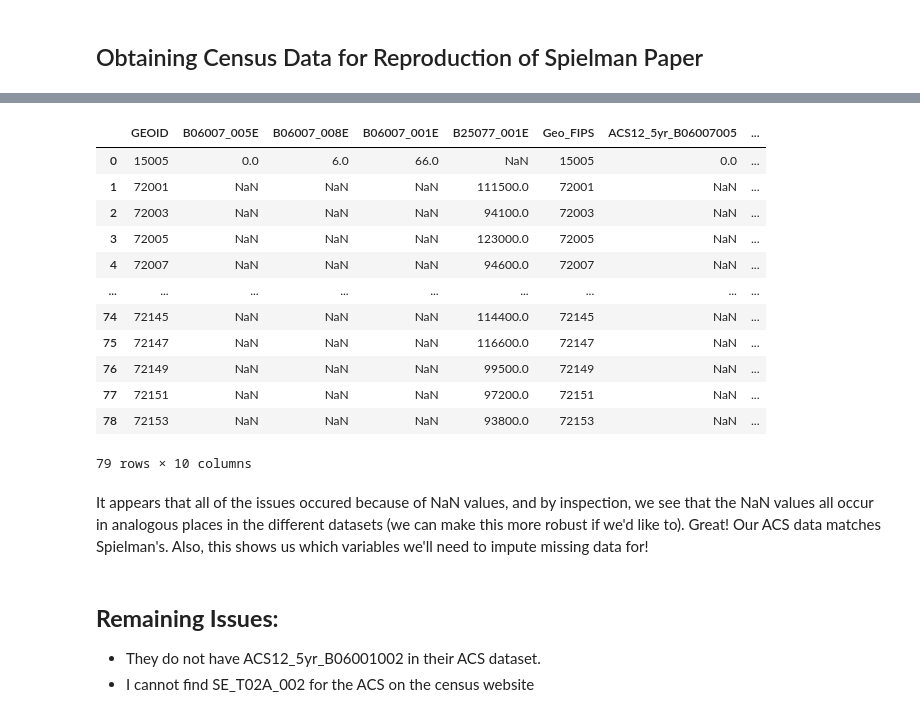
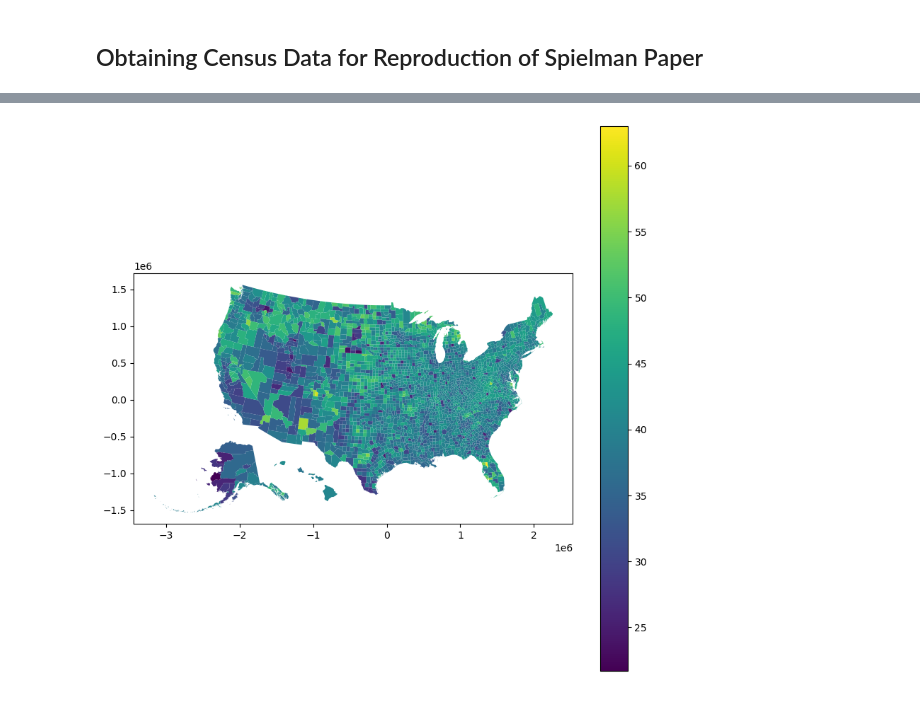
Before and after one commit to HEGSRR/RPl-Spielman-2020, a Jupyter notebook: procedure/code/retrieving_census_data.ipynb, the cells around one changed output, grey strips where cells are left out. Drawn from its saved outputs; the diff is of its cells as text; code cells hidden in the pictures.

```diff
--- a/procedure/code/retrieving_census_data.ipynb
+++ b/procedure/code/retrieving_census_data.ipynb
@@ -110,5 +2,0 @@ counties_shp = counties(cb = True,
-# %%
-# Joining the data and mapping it
-counties = counties_shp.merge(counties_pop, how = "inner", on = "GEOID")
-counties_pretty = shift_geometry(counties)
-counties_pretty.plot(column = "S0601_C01_010E", legend = True, figsize = (10, 10)); # believe plot() from gpd
@@ -505,32 +2,0 @@ messed_up_indices#.index
-# %%
-# Inspect the indices that are mis-matched: work in progress
-tygris_data = counties_detailed.sort_values(by = "GEOID")\
-    .reset_index().loc[messed_up_indices.index]\
-    [["GEOID", "B06007_005E", "B06007_008E", "B06007_001E", "B25077_001E"]]
-
-spielman_data = acs.sort_values(by = "Geo_FIPS")\
-    .reset_index().loc[messed_up_indices.index]\
-    [["Geo_FIPS", "ACS12_5yr_B06007005", "ACS12_5yr_B06007008", "ACS12_5yr_B06007001", "ACS12_5yr_B25077001"]]
-
-merged = tygris_data.merge(spielman_data, how = "inner", left_on = "GEOID", right_on = "Geo_FIPS")
-merged
-# %% [output]
-|  | GEOID | B06007_005E | B06007_008E | B06007_001E | B25077_001E | Geo_FIPS | ACS12_5yr_B06007005 | ... |
-| 0 | 15005 | 0.0 | 6.0 | 66.0 | NaN | 15005 | 0.0 | ... |
-| 1 | 72001 | NaN | NaN | NaN | 111500.0 | 72001 | NaN | ... |
-| 2 | 72003 | NaN | NaN | NaN | 94100.0 | 72003 | NaN | ... |
-| 3 | 72005 | NaN | NaN | NaN | 123000.0 | 72005 | NaN | ... |
-| 4 | 72007 | NaN | NaN | NaN | 94600.0 | 72007 | NaN | ... |
-| ... | ... | ... | ... | ... | ... | ... | ... | ... |
-| 74 | 72145 | NaN | NaN | NaN | 114400.0 | 72145 | NaN | ... |
-| 75 | 72147 | NaN | NaN | NaN | 116600.0 | 72147 | NaN | ... |
-| 76 | 72149 | NaN | NaN | NaN | 99500.0 | 72149 | NaN | ... |
-| 77 | 72151 | NaN | NaN | NaN | 97200.0 | 72151 | NaN | ... |
-| 78 | 72153 | NaN | NaN | NaN | 93800.0 | 72153 | NaN | ... |
-79 rows × 10 columns
-# %% [markdown]
-It appears that all of the issues occured because of NaN values, and by inspection, we see that the NaN values all occur in analogous places in the different datasets (we can make this more robust if we'd like to). Great! Our ACS data matches Spielman's. Also, this shows us which variables we'll need to impute missing data for!
-# %% [markdown]
-## **Remaining Issues:**
- - They do not have ACS12_5yr_B06001002 in their ACS dataset.
- - I cannot find SE_T02A_002 for the ACS on the census website
@@ -536,0 +215,25 @@ It appears that all of the issues occured because of NaN values, and by inspecti
+# %%
+# Obtain our data from the census using pygris
+
+# Acquire attribute data
+counties_detailed = get_census(dataset = "acs/acs5", # dataset name on the Census API you are connecting to; find datasets at https://api.census.gov/data.html
+                        variables = acs_variables, # string (or list of strings) of desired vars. For the 2021 5-year ACS Data Profile, those variable IDs are found at https://api.census.gov/data/2021/acs/acs5/profile/variables.html.
+                        year = 2012, # year of your data (or end-year for a 5-year ACS sample)
+                        params = { # dict of query parameters to send to the API.
+                          "for": "county:*"},#,
+                          # "in": "state:36"},
+                        guess_dtypes = True,
+                        return_geoid = True)
+
+# Acquire geographical data
+counties_shp = counties(cb = True, year = 2010, cache = True) # year 2012 not available
+counties_shp['GEOID'] = counties_shp.STATE + counties_shp.COUNTY
+counties_shp['CENSUSAREA'] = counties_shp.CENSUSAREA.round(0)
+
+# Join the data and map it
+counties = counties_shp.merge(counties_detailed, how = "inner", on = "GEOID")
+counties = counties[counties.STATE != '72']
+counties_pretty = shift_geometry(counties)
+counties_pretty.plot(column = "B01002_001E", legend = True, figsize = (10, 10)); # believe plot() from gpd
+# %% [output]
+[figure, added]
```
Also changed, not shown: parts of 48 cells of this notebook, 4 other files.
